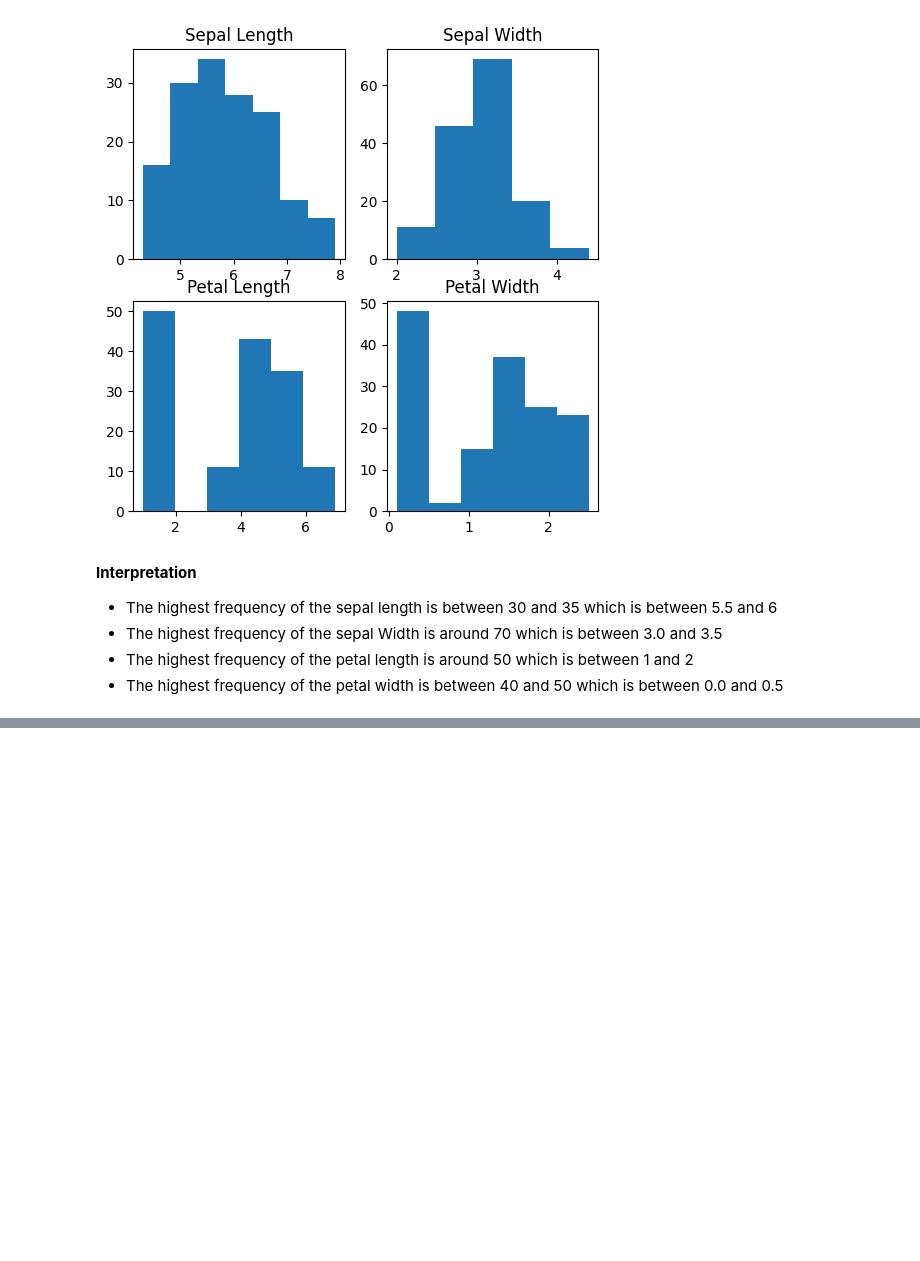
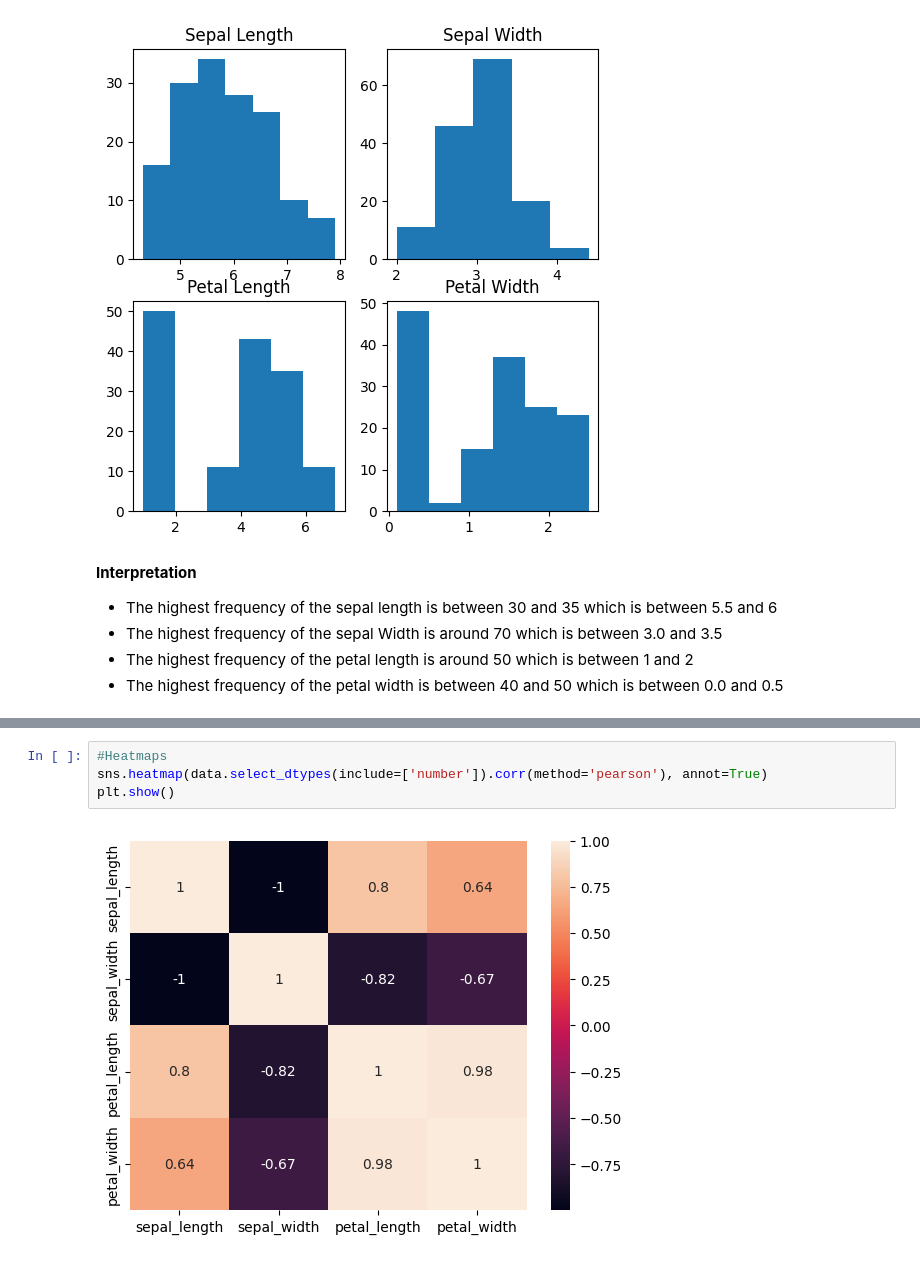
Before and after one commit to Dulyana-Silva/EDA-Iris-Dataset, a Jupyter notebook: Iris.ipynb, the cells around one changed output, grey strips where cells are left out. Saved outputs shown, nothing was run; the diff lists cells and outputs as text; blank space fills up the shorter version.

```diff
--- a/Iris.ipynb
+++ b/Iris.ipynb
@@ -176,0 +230,6 @@ axes[1,1].hist(df["petal_width"], bins=6)
+# %%
+#Heatmaps
+sns.heatmap(data.select_dtypes(include=['number']).corr(method='pearson'), annot=True)
+plt.show()
+# %% [output]
+[figure, added]
```
Also changed, not shown: parts of 6 cells of this notebook.
